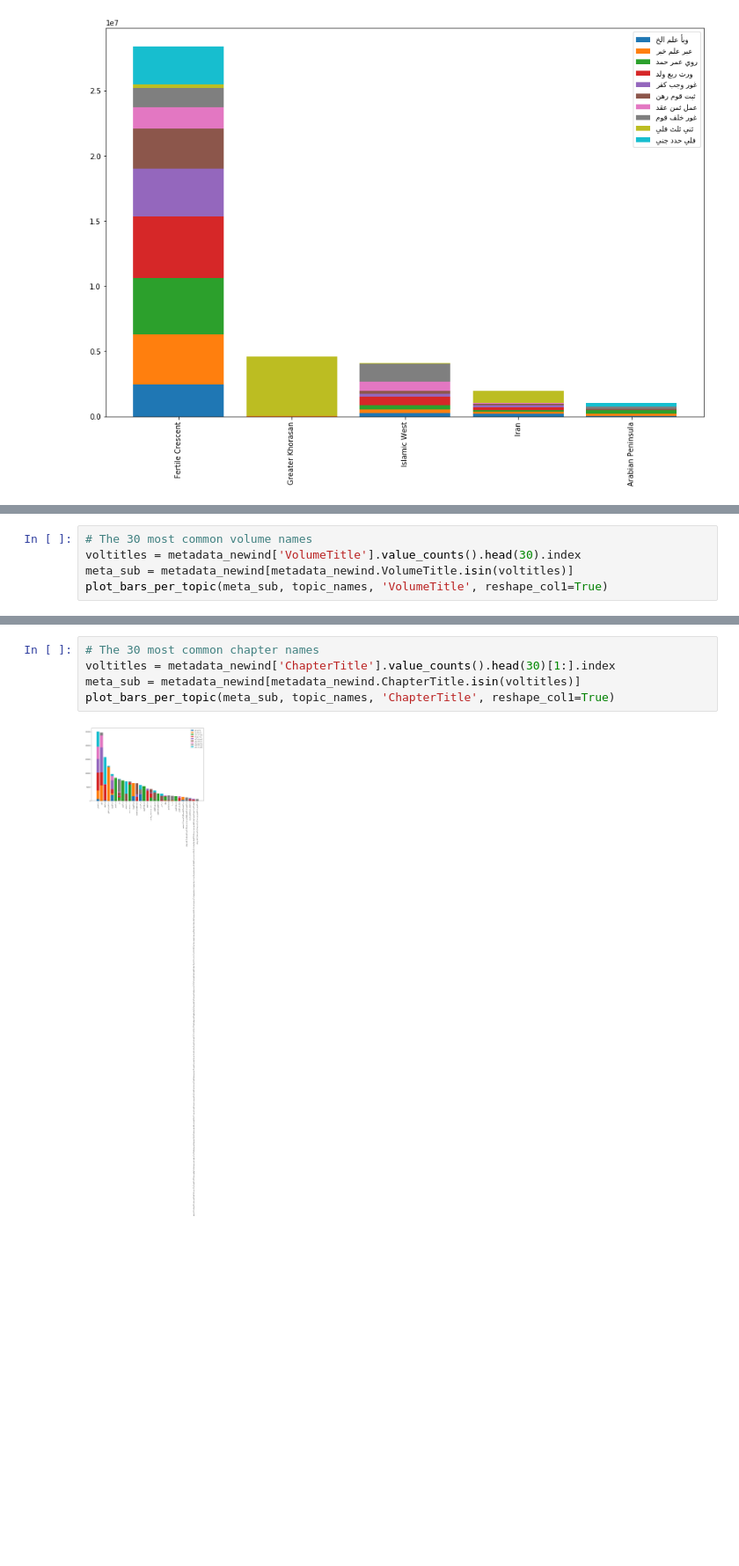
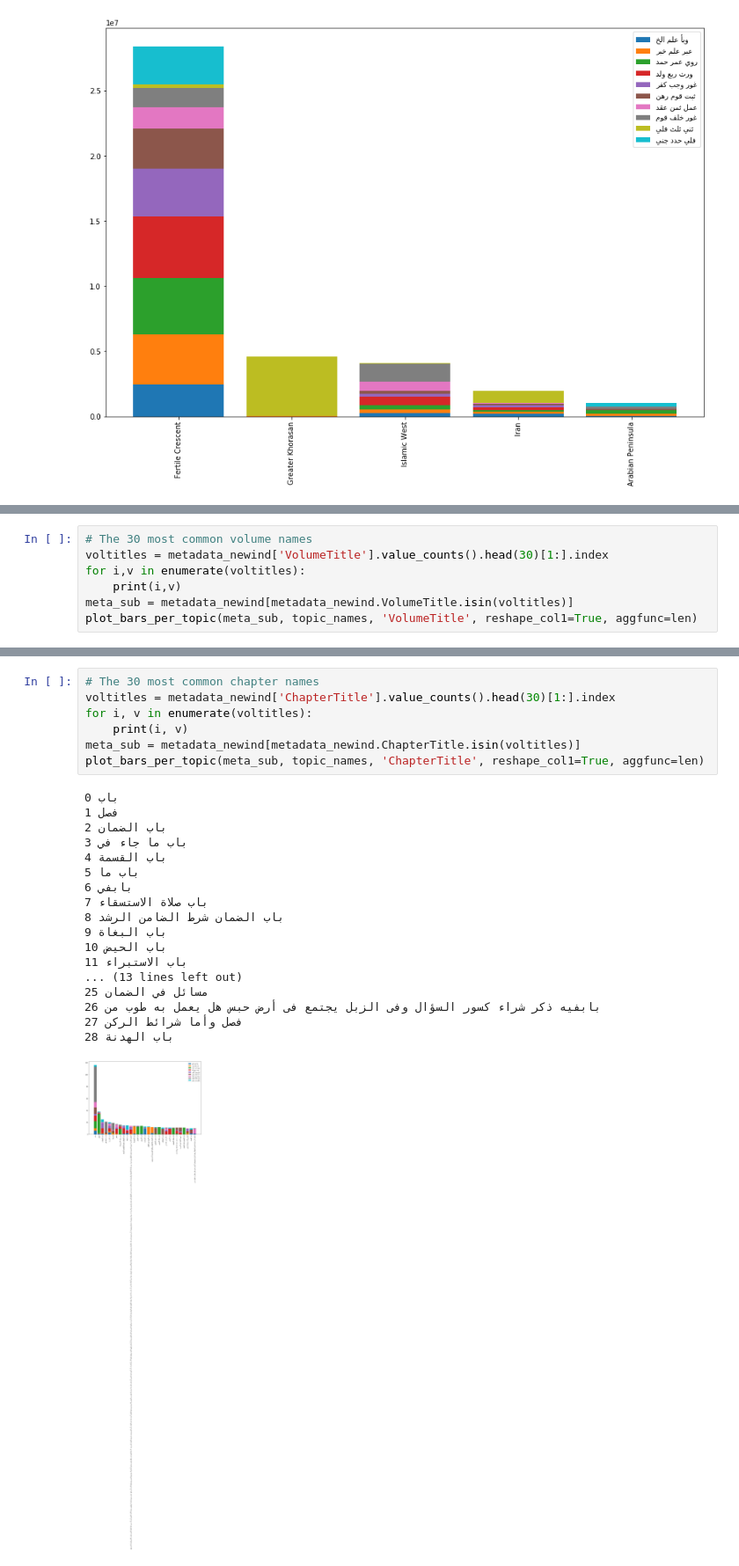
Before and after one commit to arabic-digital-humanities/adhtools, a Jupyter notebook: notebooks/TopicModelingVisualization.ipynb, the cells around one changed output, grey strips where cells are left out. Shown: that part at 88% size. Saved outputs shown, nothing was run; the diff lists cells and outputs as text; blank space fills up the shorter version.

```diff
--- a/notebooks/TopicModelingVisualization.ipynb
+++ b/notebooks/TopicModelingVisualization.ipynb
@@ -216,6 +280,8 @@ plot_bars_per_topic(metadata_newind, topic_names, 'Author_Geographical_Area')
 # %%
 # The 30 most common volume names
-voltitles = metadata_newind['VolumeTitle'].value_counts().head(30).index
+voltitles = metadata_newind['VolumeTitle'].value_counts().head(30)[1:].index
+for i,v in enumerate(voltitles):
+    print(i,v)
 meta_sub = metadata_newind[metadata_newind.VolumeTitle.isin(voltitles)]
-plot_bars_per_topic(meta_sub, topic_names, 'VolumeTitle', reshape_col1=True)
+plot_bars_per_topic(meta_sub, topic_names, 'VolumeTitle', reshape_col1=True, aggfunc=len)
 # %% [output]
@@ -223,7 +306,26 @@ plot_bars_per_topic(meta_sub, topic_names, 'VolumeTitle', reshape_col1=True)
 # %%
 # The 30 most common chapter names
 voltitles = metadata_newind['ChapterTitle'].value_counts().head(30)[1:].index
+for i, v in enumerate(voltitles):
+    print(i, v)
 meta_sub = metadata_newind[metadata_newind.ChapterTitle.isin(voltitles)]
-plot_bars_per_topic(meta_sub, topic_names, 'ChapterTitle', reshape_col1=True)
+plot_bars_per_topic(meta_sub, topic_names, 'ChapterTitle', reshape_col1=True, aggfunc=len)
 # %% [output]
+0 باب
+1 فصل
+2 باب الضمان
+3 باب ما جاء في
+4 باب القسمة
+5 باب ما
+6 بابفي
+7 باب صلاة الاستسقاء
+8 باب الضمان شرط الضامن الرشد
+9 باب البغاة
+10 باب الحيض
+11 باب الاستبراء
+... (13 lines left out)
+25 مسائل في الضمان
+26 بابفيه ذكر شراء كسور السؤال وفى الزبل يجتمع فى أرض حبس هل يعمل به طوب من
+27 فصل وأما شرائط الركن
+28 باب الهدنة
-[figure, old version]
+[figure, new version]
```
Also changed, not shown: parts of 3 cells of this notebook, 1 other file.
